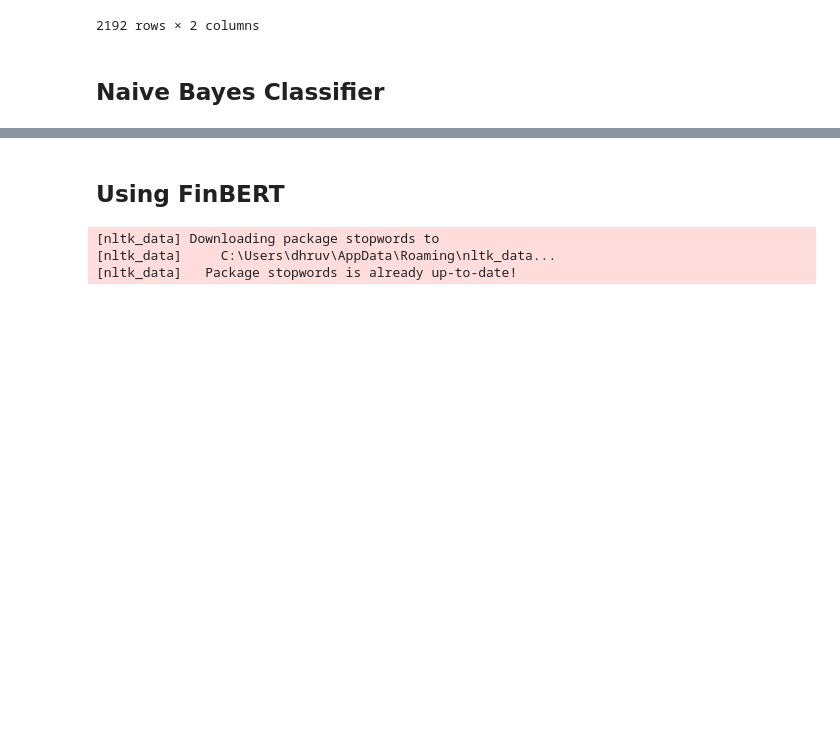
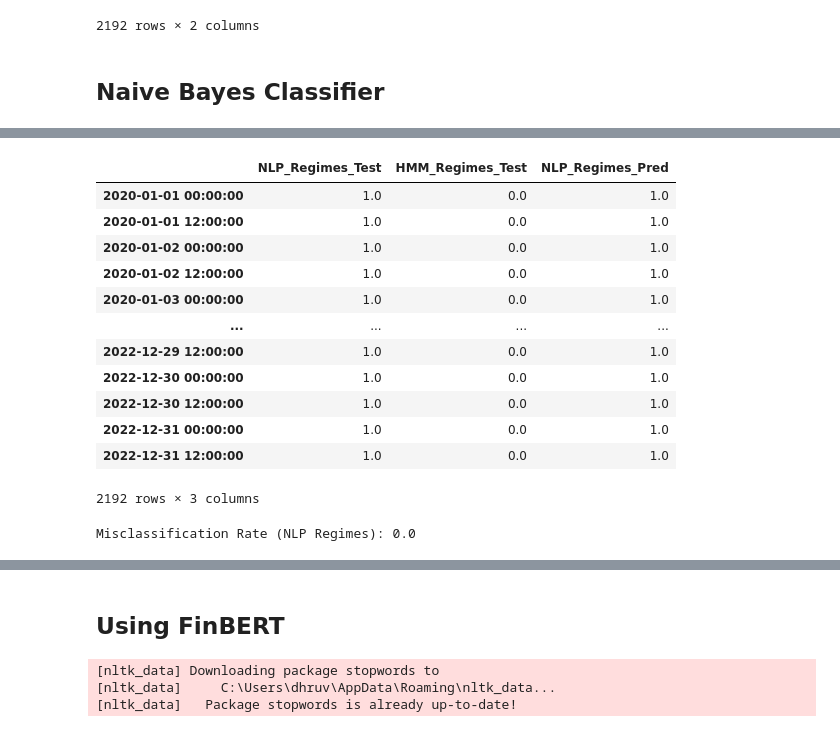
Before and after one commit to uday-31/regime-modeling-with-NLP, a Jupyter notebook: working_notebook_dhruv.ipynb, the cells around one changed output, grey strips where cells are left out. Drawn from its saved outputs; the diff is of its cells as text; code cells hidden in the pictures; blank space fills up the shorter version.

```diff
--- a/working_notebook_dhruv.ipynb
+++ b/working_notebook_dhruv.ipynb
@@ -347,3 +342,44 @@ print(np.sum(y_pred_nlp != nlp_regimes_test.NLP_Regimes_Test.values) / y_pred_nl
+# %%
+y_pred_nlp = do_all_NBC(
+    tfidf_class.tfidf_gensim_train,
+    model_kmeans.labels_,
+    tfidf_class.tfidf_gensim_test,
+)
+
+y_pred_nlp = pd.DataFrame.from_dict({
+    'NLP_Regimes_Pred': y_pred_nlp
+}).set_index(pd.to_datetime(test_data.meeting_date))
+
+test_regimes = pd.merge(
+    left=test_regimes,
+    right=y_pred_nlp,
+    how="left",
+    left_index=True,
+    right_index=True,
+).bfill()
+
+test_regimes.NLP_Regimes_Pred = test_regimes.NLP_Regimes_Pred.ffill()
+
+display(test_regimes)
+
+misc_rate_nlp = np.sum(test_regimes.NLP_Regimes_Pred != test_regimes.NLP_Regimes_Test) / test_regimes.shape[0]
+
+print(f"Misclassification Rate (NLP Regimes): {misc_rate_nlp}")
+# %% [output]
+|  | NLP_Regimes_Test | HMM_Regimes_Test | NLP_Regimes_Pred |
+| 2020-01-01 00:00:00 | 1.0 | 0.0 | 1.0 |
+| 2020-01-01 12:00:00 | 1.0 | 0.0 | 1.0 |
+| 2020-01-02 00:00:00 | 1.0 | 0.0 | 1.0 |
+| 2020-01-02 12:00:00 | 1.0 | 0.0 | 1.0 |
+| 2020-01-03 00:00:00 | 1.0 | 0.0 | 1.0 |
+| ... | ... | ... | ... |
+| 2022-12-29 12:00:00 | 1.0 | 0.0 | 1.0 |
+| 2022-12-30 00:00:00 | 1.0 | 0.0 | 1.0 |
+| 2022-12-30 12:00:00 | 1.0 | 0.0 | 1.0 |
+| 2022-12-31 00:00:00 | 1.0 | 0.0 | 1.0 |
+| 2022-12-31 12:00:00 | 1.0 | 0.0 | 1.0 |
+2192 rows × 3 columns
+Misclassification Rate (NLP Regimes): 0.0
 # %%
 y_pred_hmm = do_all_NBC(
     r_values_train.values.reshape(-1, 1),
```
Also changed, not shown: parts of 7 cells of this notebook.
